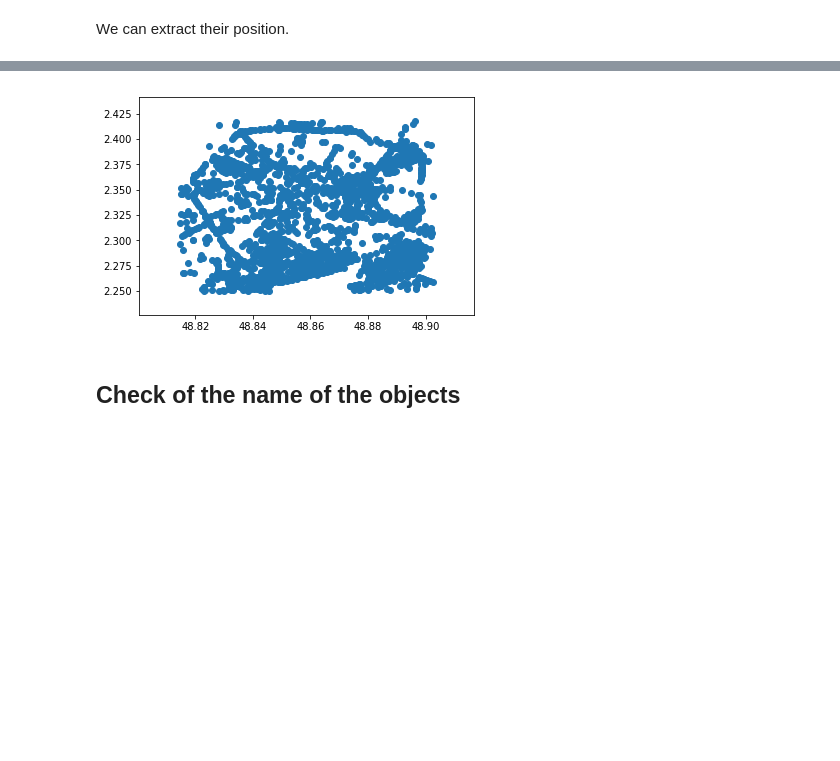
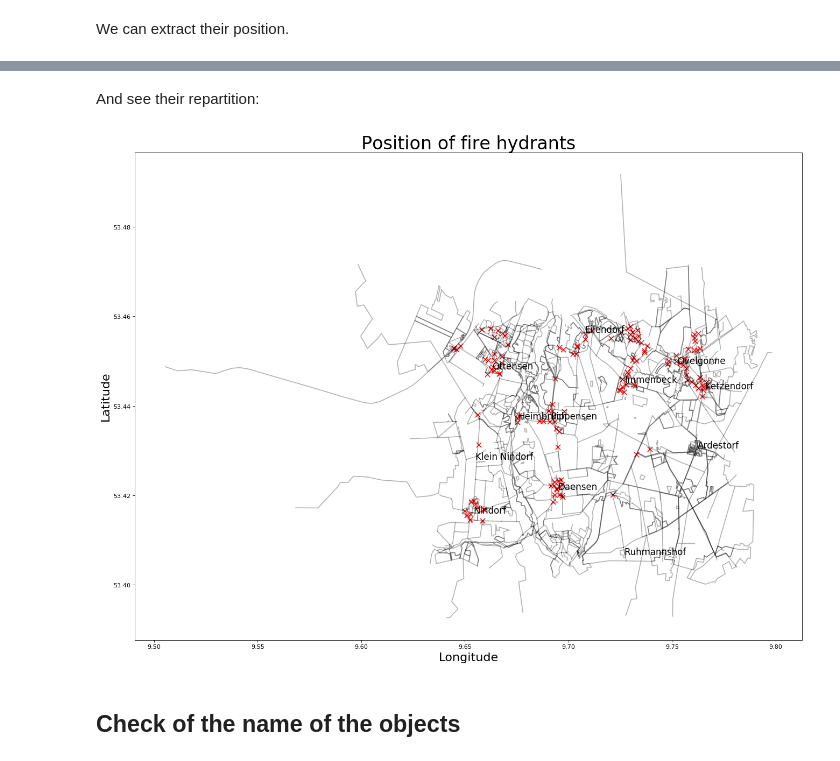
Before and after one commit to Hansastro/Nanodregree_Data_Analyst, a Jupyter notebook: Chapter4/OpenStreeMap_Project/Parse OSM File.ipynb, the cells around one changed output, grey strips where cells are left out. Saved outputs shown, nothing was run; the diff lists cells and outputs as text; code cells hidden in the pictures; blank space fills up the shorter version.

```diff
--- a/Chapter4/OpenStreeMap_Project/Parse OSM File.ipynb
+++ b/Chapter4/OpenStreeMap_Project/Parse OSM File.ipynb
@@ -46,3 +54,5 @@ Size of the source file Paris.osm: 505.828Mb
+# %%
+dbFileName = 'Openstreetmap.db'
 # %% [markdown]
 # Read data from OSM file and create some csv files
 # %%
@@ -317,0 +368,12 @@ There are 3393 different users in the nodes table
+# %%
+sqlQuery = 'SELECT B.value, nodes.lat, nodes.lon \
+          FROM nodes_tags A, nodes_tags B \
+          JOIN nodes \
+          ON nodes.id = A.id \
+          WHERE A.type = \'place\' \
+          AND B.type = \'name\' AND B.key IS NULL\
+          AND A.id = B.id;'
+
+
+df = pd.read_sql(sqlQuery, conn)
+df
@@ -354,14 +430,45 @@ res
+# %% [markdown]
+And see their repartition:
+# %%
+def plotWays():
+    sqlQuery = 'SELECT ways_nodes.id, ways_nodes.position, nodes.lat, nodes.lon \
+          FROM ways_nodes \
+          JOIN nodes \
+          WHERE ways_nodes.node_id = nodes.id;'
+    df = pd.read_sql(sqlQuery, conn)
+    wayList = df['id'].unique()
+    for way in wayList:
+        singleWay = df[df['id'] == way].sort_values(by = ['position'])
+        plt.plot(singleWay['lon'], singleWay['lat'], c='k', alpha=0.3)
+
+    sqlQuery = 'SELECT B.value, nodes.lat, nodes.lon \
+          FROM nodes_tags A, nodes_tags B \
+          JOIN nodes \
+          ON nodes.id = A.id \
+          WHERE A.type = \'place\' \
+          AND B.type = \'name\' AND B.key IS NULL\
+          AND A.id = B.id;'
+    df = pd.read_sql(sqlQuery, conn)
+    for i in range(df.shape[0]):
+        plt.annotate(df.iloc[i]['value'], xy=(df.iloc[i]['lon'], df.iloc[i]['lat']), fontsize=15)
 # %%
 lat = []
 lon = []
 for i in res:
     lat.append(i[0])
     lon.append(i[1])
 
-plt.scatter(lat, lon)
+
+
+plt.figure(num=None, figsize=(20, 15), dpi=80, facecolor='w', edgecolor='k')
+plotWays()
+plt.title('Position of fire hydrants', fontdict={'fontsize': 30})
+plt.xlabel('Longitude', fontdict={'fontsize': 20})
+plt.ylabel('Latitude', fontdict={'fontsize': 20})
+plt.scatter(lon, lat, marker='x', s=70, c='r', alpha=0.9)
 plt.show()
 # %% [output]
-[figure, old version]
+[figure, new version]
 # %% [markdown]
 ## Check of the name of the objects
 # %%
```
Also changed, not shown: parts of 22 cells of this notebook.
